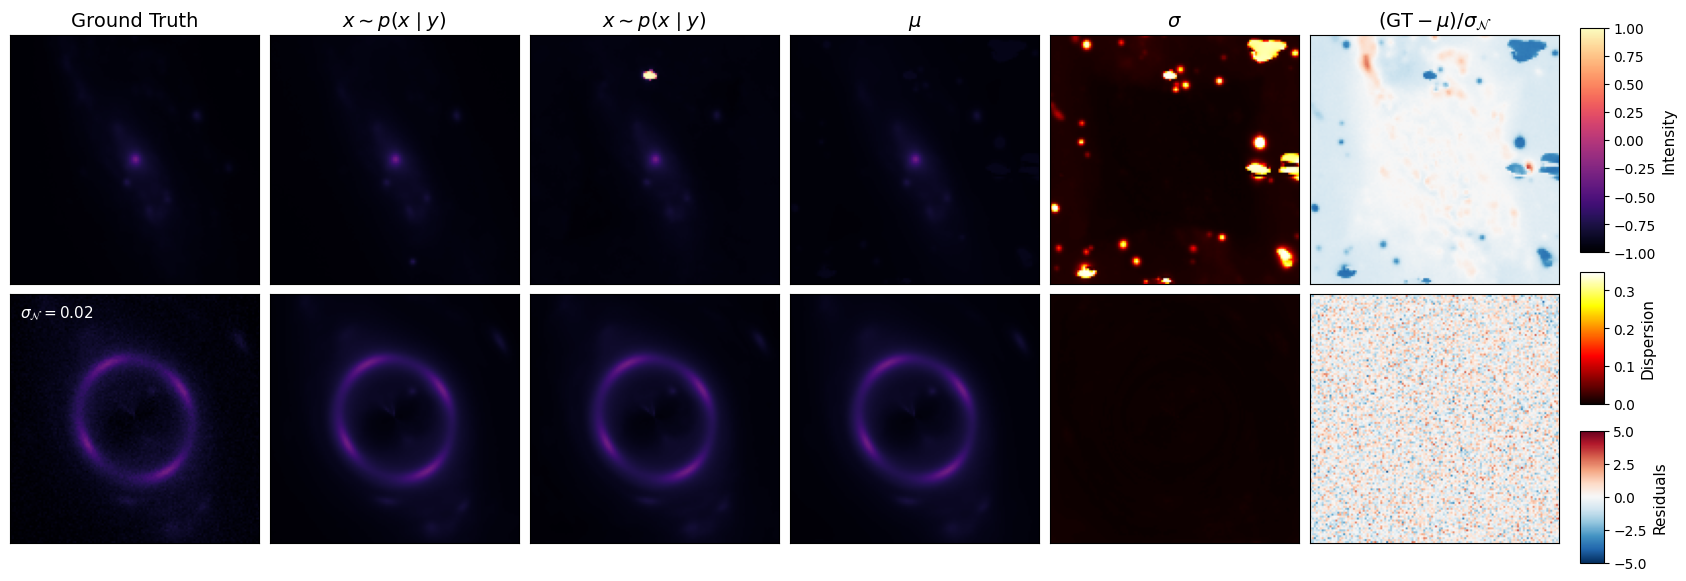
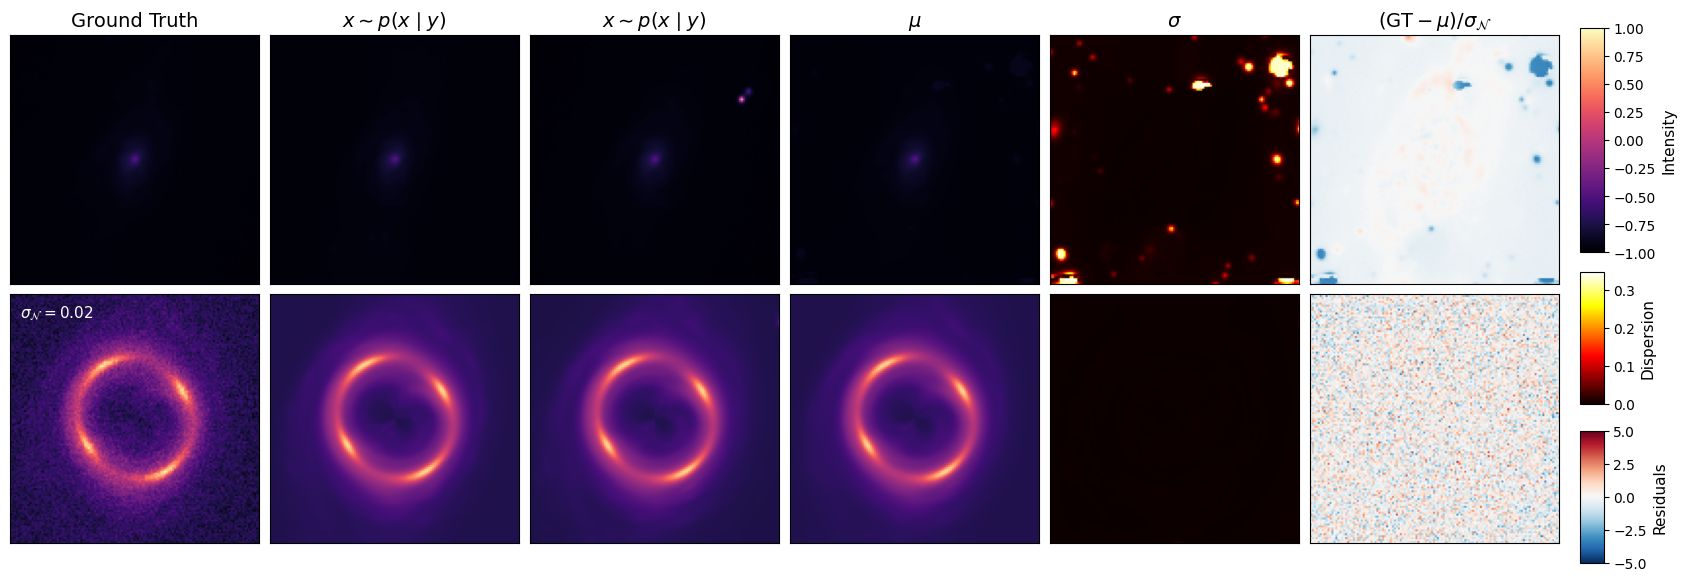
Code edit (unified diff) that turned the first committed figure into the second:
--- before
+++ after
@@ -1,4 +1,5 @@
+# ---- Setup and Inference Summary ----
 # Columns: Ground Truth | x ~ p(x|y) | x ~ p(x|y) | mu | sigma | (GT - mu)/sigma_N
-# Requires `post`, `src`, `obs`, `post_mean`, `post_std`, `NOISE_SIGMA` from earlier cells.
+# Requires `post`, `src`, `obs`, `post_mean`, `post_std`, `NOISE_SIGMA` from earlier cells. 
 from matplotlib.colors import LogNorm
 
@@ -8,49 +9,58 @@
         sim({'source': {'image': post[i, 0].to(device)}})
         for i in range(post.shape[0])
-    ]).cpu()                                          # (N_POST, H, W)
+    ]).cpu()                                          # Output shape: (N_POST, H, W)
 
+# Calculate the mean and standard deviation in the lens/image plane
 A_post_mean = A_post.mean(dim=0)
 A_post_std  = A_post.std(dim=0)
 
-# Two random posterior draws for the "sample" columns
+# Randomly select two posterior draws for visual inspection
 torch.manual_seed(0)
 idx = torch.randperm(post.shape[0])[:2].tolist()
-s1, s2 = post[idx[0], 0], post[idx[1], 0]
-i1, i2 = A_post[idx[0]],  A_post[idx[1]]
+s1, s2 = post[idx[0], 0], post[idx[1], 0]  # Source plane samples
+i1, i2 = A_post[idx[0]],  A_post[idx[1]]   # Lens/Image plane samples
 
-# Residuals normalised by observation noise (paper convention)
+# Compute standardized residuals normalized by observation noise (paper convention)
 src_resid = (src.cpu() - post_mean) / NOISE_SIGMA
 img_resid = (obs.cpu() - A_post_mean) / NOISE_SIGMA
 
-# Shared display ranges
-INT_VMIN, INT_VMAX = -1.0, 1.0     # Stage 2 data normalised to [-1, 1]
-STD_VMAX           = max(post_std.max().item(), A_post_std.max().item())
-RES_VMAX           = 5.0           # +/- 5 sigma_N
+# ---- Display Range Adjustments ----
+# Source plane data remains normalized to [-1, 1]
+INT_SRC_VMIN, INT_SRC_VMAX = -1.0, 1.0     
 
-intensity_kw = dict(cmap='magma',  vmin=INT_VMIN,  vmax=INT_VMAX, origin='lower')
-std_kw       = dict(cmap='hot',    vmin=0,         vmax=STD_VMAX, origin='lower')
-res_kw       = dict(cmap='RdBu_r', vmin=-RES_VMAX, vmax=RES_VMAX, origin='lower')
+# Dynamically scale the lens plane to prevent the downsampled/averaged image from looking too dark
+INT_IMG_VMAX = max(obs.max().item(), A_post_mean.max().item())
+INT_IMG_VMIN = obs.min().item()
 
-# ---- Plot ----
+STD_VMAX = max(post_std.max().item(), A_post_std.max().item())
+RES_VMAX = 5.0                               # Set colorbar limit to +/- 5 sigma_N
+
+# Define keyword arguments for each plot type
+intensity_src_kw = dict(cmap='magma',  vmin=INT_SRC_VMIN, vmax=INT_SRC_VMAX, origin='lower')
+intensity_img_kw = dict(cmap='magma',  vmin=INT_IMG_VMIN, vmax=INT_IMG_VMAX, origin='lower')
+std_kw           = dict(cmap='hot',    vmin=0,            vmax=STD_VMAX,     origin='lower')
+res_kw           = dict(cmap='RdBu_r', vmin=-RES_VMAX,    vmax=RES_VMAX,     origin='lower')
+
+# ---- Plotting ----
 fig, axes = plt.subplots(2, 6, figsize=(20, 6.6),
                          gridspec_kw={'wspace': 0.04, 'hspace': 0.04})
 
-# Row 0: source plane
-axes[0, 0].imshow(src.cpu(), **intensity_kw)
-axes[0, 1].imshow(s1,        **intensity_kw)
-axes[0, 2].imshow(s2,        **intensity_kw)
-im_int = axes[0, 3].imshow(post_mean, **intensity_kw)
-im_std = axes[0, 4].imshow(post_std,  **std_kw)
-im_res = axes[0, 5].imshow(src_resid, **res_kw)
+# --- Row 0: Source Plane Visualization ---
+axes[0, 0].imshow(src.cpu(), **intensity_src_kw)
+axes[0, 1].imshow(s1,        **intensity_src_kw)
+axes[0, 2].imshow(s2,        **intensity_src_kw)
+im_int   = axes[0, 3].imshow(post_mean, **intensity_src_kw)  # Primary colorbar target
+im_std   = axes[0, 4].imshow(post_std,  **std_kw)
+im_res   = axes[0, 5].imshow(src_resid, **res_kw)
 
-# Row 1: image (lensed) plane
-axes[1, 0].imshow(obs.cpu(),    **intensity_kw)
-axes[1, 1].imshow(i1,           **intensity_kw)
-axes[1, 2].imshow(i2,           **intensity_kw)
-axes[1, 3].imshow(A_post_mean,  **intensity_kw)
+# --- Row 1: Lens / Image Plane Visualization ---
+axes[1, 0].imshow(obs.cpu(),    **intensity_img_kw)
+axes[1, 1].imshow(i1,           **intensity_img_kw)
+axes[1, 2].imshow(i2,           **intensity_img_kw)
+axes[1, 3].imshow(A_post_mean,  **intensity_img_kw)
 axes[1, 4].imshow(A_post_std,   **std_kw)
 axes[1, 5].imshow(img_resid,    **res_kw)
 
-# Column titles on the top row only
+# Set descriptive column titles on the top row only
 titles = ['Ground Truth', r'$x \sim p(x \mid y)$', r'$x \sim p(x \mid y)$',
           r'$\mu$', r'$\sigma$', r'$(\mathrm{GT}-\mu)/\sigma_{\mathcal{N}}$']
@@ -58,20 +68,23 @@
     ax.set_title(t, fontsize=14)
 
-# Annotate sigma_N on the noisy observation panel
+# Print the noise level parameter on the noisy observation panel
 axes[1, 0].text(0.04, 0.96, fr'$\sigma_{{\mathcal{{N}}}}={NOISE_SIGMA:g}$',
                 transform=axes[1, 0].transAxes, color='white', fontsize=11, va='top')
 
+# Remove clean axes ticks for a seamless grid look
 for ax in axes.flat:
     ax.set_xticks([]); ax.set_yticks([])
 
-# Three stacked colorbars on the right margin
+# Create space on the right margin and construct stacked colorbars
 fig.subplots_adjust(right=0.9)
 cax_int = fig.add_axes([0.91, 0.55, 0.012, 0.34])
 cax_std = fig.add_axes([0.91, 0.32, 0.012, 0.20])
 cax_res = fig.add_axes([0.91, 0.08, 0.012, 0.20])
+
 fig.colorbar(im_int, cax=cax_int).set_label('Intensity',  fontsize=11)
 fig.colorbar(im_std, cax=cax_std).set_label('Dispersion', fontsize=11)
 fig.colorbar(im_res, cax=cax_res).set_label('Residuals',  fontsize=11)
 
-plt.savefig(OUTPUT_DIR / 'samples' / 'posterior_grid.png', dpi=200, bbox_inches='tight')
+# Export and display the final diagnostic figure
+# plt.savefig(OUTPUT_DIR / 'samples' / 'posterior_grid.png', dpi=200, bbox_inches='tight')
 plt.show()

Commit: Add full_sample notebook to sample the output from the full training. Add W&B to track the training loss. Updates .gitignore. Debug lowres_sample_train.ipynb.